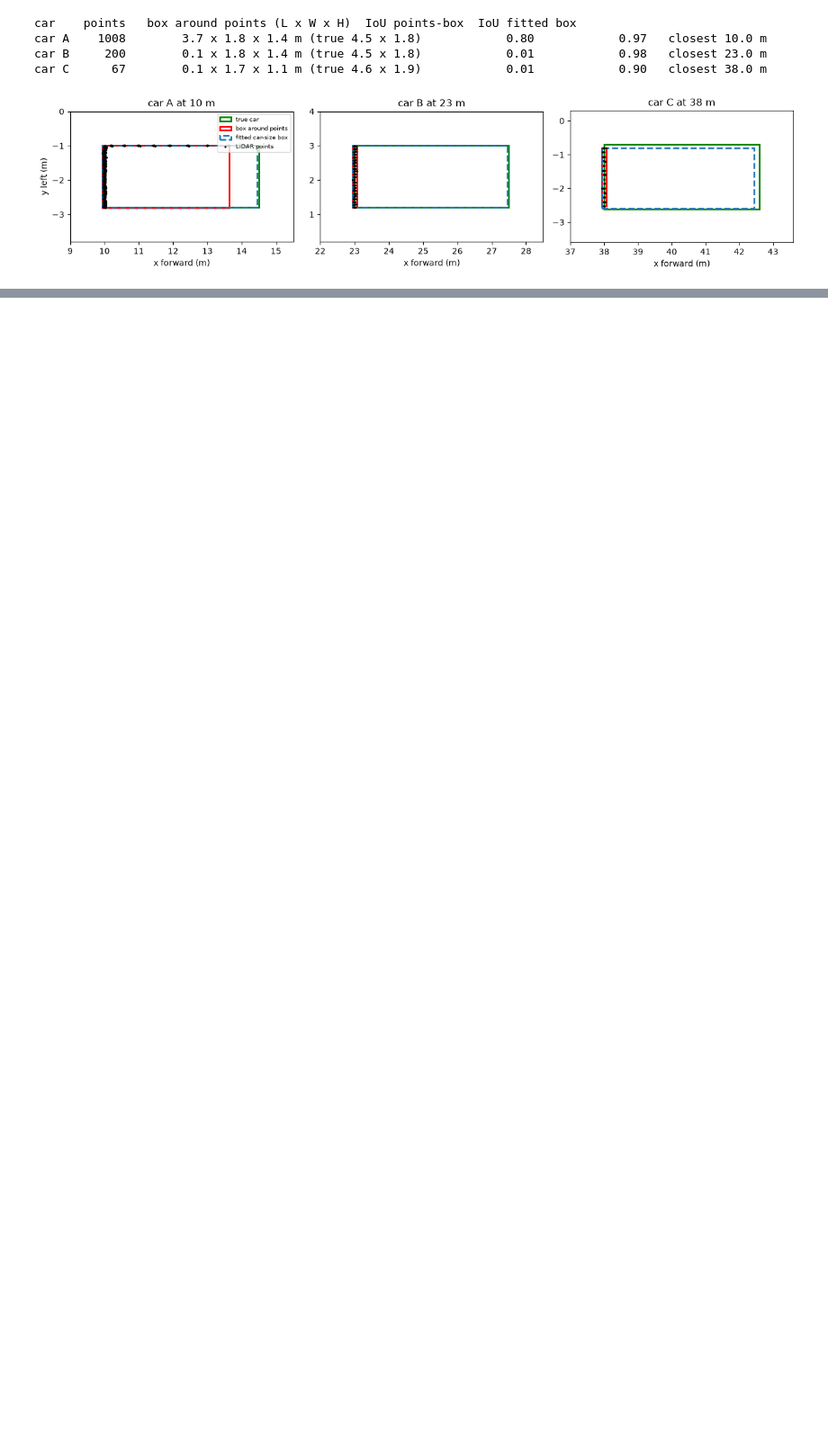
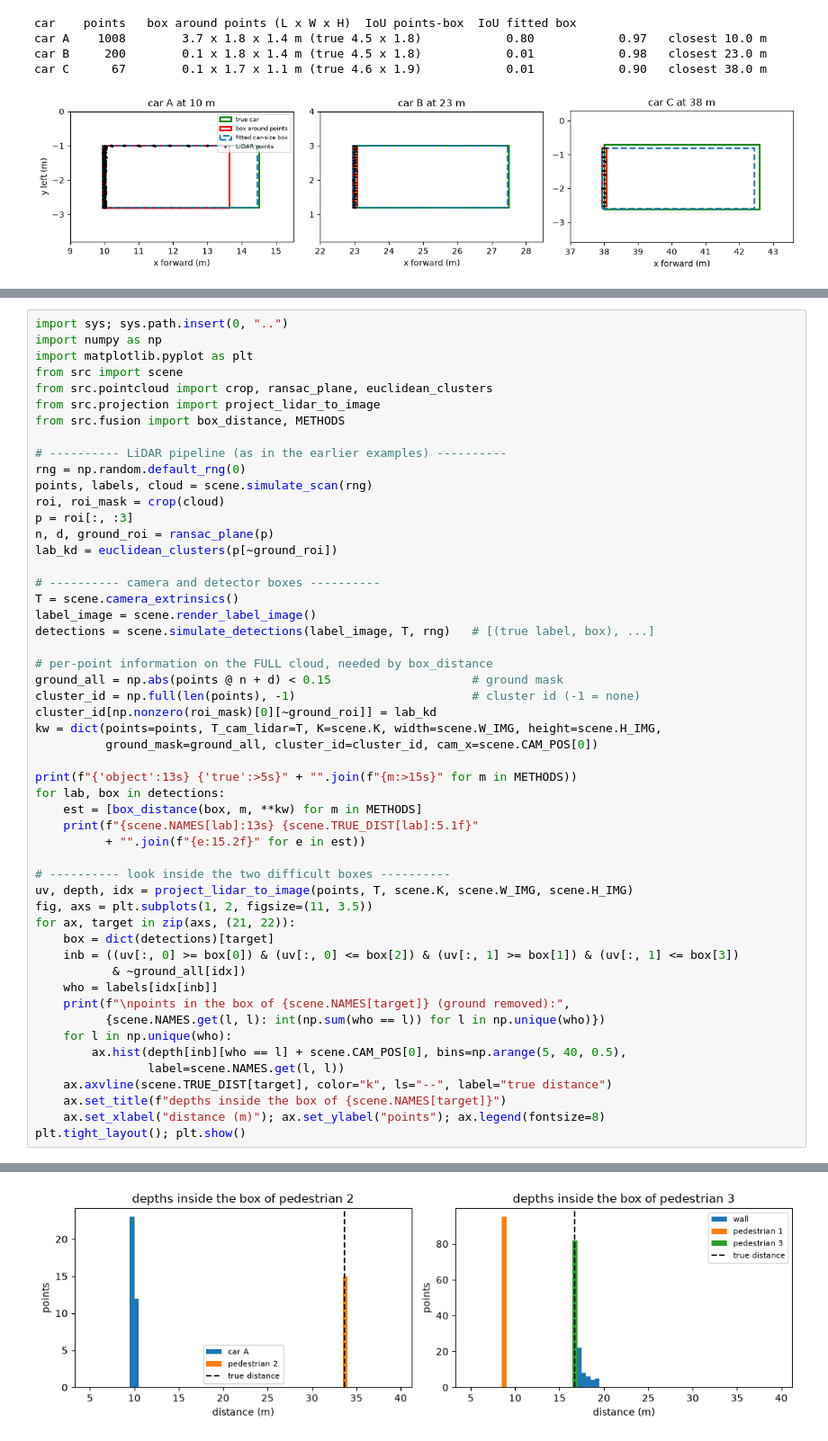
Before and after one commit to Ali-Haider-NSU/lidar-camera-fusion, a Jupyter notebook: notebooks/practice_lidar.ipynb, the cells around one changed output, grey strips where cells are left out. Shown at 90% size. Cells and saved outputs as stored; diff of their text form; blank space fills up the shorter version.

Commit message:
Practice: worked example 4 – box distance methods and one-to-one cluster assignment

```diff
--- a/notebooks/practice_lidar.ipynb
+++ b/notebooks/practice_lidar.ipynb
@@ -176,0 +179,53 @@ car C      67        0.1 x 1.7 x 1.1 m (true 4.6 x 1.9)            0.01
+# %%
+import sys; sys.path.insert(0, "..")
+import numpy as np
+import matplotlib.pyplot as plt
+from src import scene
+from src.pointcloud import crop, ransac_plane, euclidean_clusters
+from src.projection import project_lidar_to_image
+from src.fusion import box_distance, METHODS
+
+# ---------- LiDAR pipeline (as in the earlier examples) ----------
+rng = np.random.default_rng(0)
+points, labels, cloud = scene.simulate_scan(rng)
+roi, roi_mask = crop(cloud)
+p = roi[:, :3]
+n, d, ground_roi = ransac_plane(p)
+lab_kd = euclidean_clusters(p[~ground_roi])
+
+# ---------- camera and detector boxes ----------
+T = scene.camera_extrinsics()
+label_image = scene.render_label_image()
+detections = scene.simulate_detections(label_image, T, rng)   # [(true label, box), ...]
+
+# per-point information on the FULL cloud, needed by box_distance
+ground_all = np.abs(points @ n + d) < 0.15                    # ground mask
+cluster_id = np.full(len(points), -1)                         # cluster id (-1 = none)
+cluster_id[np.nonzero(roi_mask)[0][~ground_roi]] = lab_kd
+kw = dict(points=points, T_cam_lidar=T, K=scene.K, width=scene.W_IMG, height=scene.H_IMG,
+          ground_mask=ground_all, cluster_id=cluster_id, cam_x=scene.CAM_POS[0])
+
+print(f"{'object':13s} {'true':>5s}" + "".join(f"{m:>15s}" for m in METHODS))
+for lab, box in detections:
+    est = [box_distance(box, m, **kw) for m in METHODS]
+    print(f"{scene.NAMES[lab]:13s} {scene.TRUE_DIST[lab]:5.1f}"
+          + "".join(f"{e:15.2f}" for e in est))
+
+# ---------- look inside the two difficult boxes ----------
+uv, depth, idx = project_lidar_to_image(points, T, scene.K, scene.W_IMG, scene.H_IMG)
+fig, axs = plt.subplots(1, 2, figsize=(11, 3.5))
+for ax, target in zip(axs, (21, 22)):
+    box = dict(detections)[target]
+    inb = ((uv[:, 0] >= box[0]) & (uv[:, 0] <= box[2]) & (uv[:, 1] >= box[1]) & (uv[:, 1] <= box[3])
+           & ~ground_all[idx])
+    who = labels[idx[inb]]
+    print(f"\npoints in the box of {scene.NAMES[target]} (ground removed):",
+          {scene.NAMES.get(l, l): int(np.sum(who == l)) for l in np.unique(who)})
+    for l in np.unique(who):
+        ax.hist(depth[inb][who == l] + scene.CAM_POS[0], bins=np.arange(5, 40, 0.5),
+                label=scene.NAMES.get(l, l))
+    ax.axvline(scene.TRUE_DIST[target], color="k", ls="--", label="true distance")
+    ax.set_title(f"depths inside the box of {scene.NAMES[target]}")
+    ax.set_xlabel("distance (m)"); ax.set_ylabel("points"); ax.legend(fontsize=8)
+plt.tight_layout(); plt.show()
+# %% [output]
@@ -176,0 +243 @@ car C      67        0.1 x 1.7 x 1.1 m (true 4.6 x 1.9)            0.01
+[figure, added]
```
Also changed, not shown: parts of 3 cells of this notebook.
